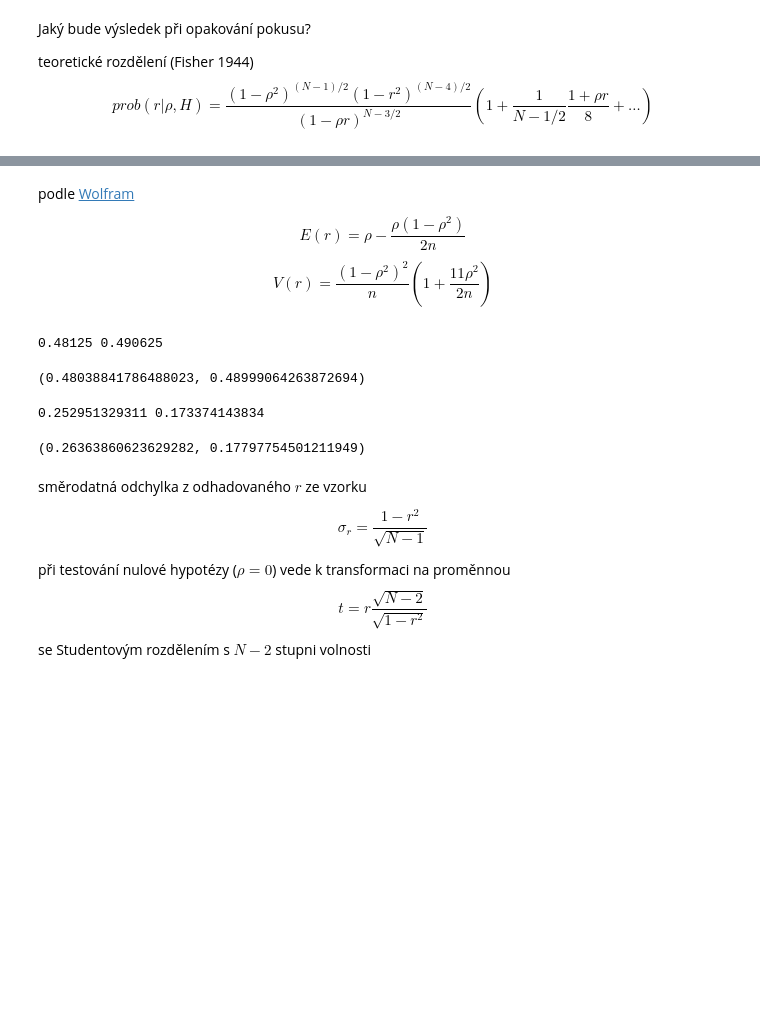
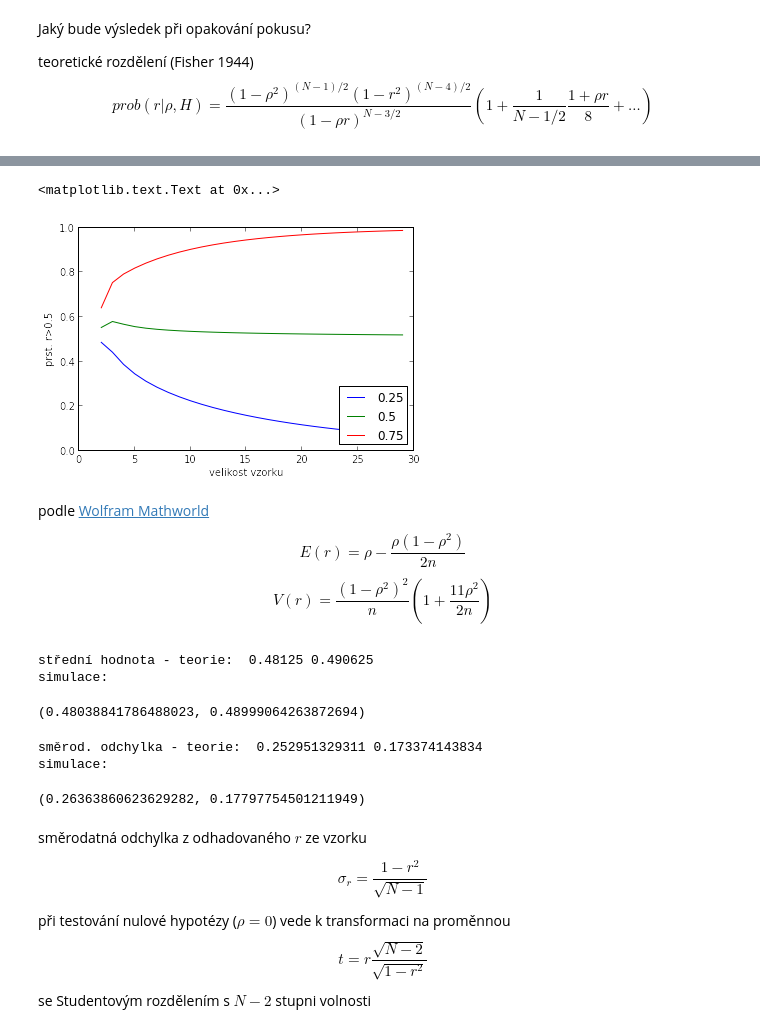
Before and after one commit to limu007/TPX, a Jupyter notebook: Korelace.ipynb, the cells around one changed output, grey strips where cells are left out. Cells and saved outputs as stored; diff of their text form; code cells hidden in the pictures; blank space fills up the shorter version.

```diff
--- a/Korelace.ipynb
+++ b/Korelace.ipynb
@@ -98,5 +116,14 @@ v1.max(),v2.max()
+# %%
+clev1=[[quad(lambda x:tefun(x,q,i),0.5,0.999)[0] for i in range(2,30)] for q in qlist]
+[plot(range(2,30),c) for c in array(clev1)/array(cnorm)]
+legend(qlist,loc=4)
+xlabel("velikost vzorku")
+ylabel("prst. r>0.5")
+# %% [output]
+<matplotlib.text.Text at 0x...>
+[figure, added]
 # %% [markdown]
-podle [Wolfram](http://mathworld.wolfram.com/CorrelationCoefficientBivariateNormalDistribution.html)
+podle [Wolfram Mathworld](http://mathworld.wolfram.com/CorrelationCoefficientBivariateNormalDistribution.html)
 
 $$E(r)=\rho - \frac{\rho(1-\rho^2)}{2n}$$
 $$V(r)=\frac{(1-\rho^2)^2}{n}(1+\frac{11 \rho^2}{2n})$$
@@ -104,18 +131,20 @@ $$V(r)=\frac{(1-\rho^2)^2}{n}(1+\frac{11 \rho^2}{2n})$$
 n1,n2=10,20
 
 rm1,rm2=0.5-0.5*(1-0.25)/(2*n1),0.5-0.5*(1-0.25)/(2*n2)
-print rm1,rm2
-
+print "střední hodnota - teorie: ",rm1,rm2
+print "simulace:"
 sum(rd*v1)/v1.sum(),sum(rd*v2)/v2.sum()
 # %% [output]
-0.48125 0.490625
+střední hodnota - teorie:  0.48125 0.490625
+simulace:
 (0.48038841786488023, 0.48999064263872694)
 # %%
-print sqrt((1-0.25)**2/n1*(1+11*0.25/2./n1)),sqrt((1-0.25)**2/n2*(1+11*0.25/2./n2))
-
+print "směrod. odchylka - teorie: ",sqrt((1-0.25)**2/n1*(1+11*0.25/2./n1)),sqrt((1-0.25)**2/n2*(1+11*0.25/2./n2))
+print "simulace:"
 sqrt(sum((rd-rm1)**2*v1)/v1.sum()),sqrt(sum((rd-rm2)**2*v2)/v2.sum())
 # %% [output]
-0.252951329311 0.173374143834
+směrod. odchylka - teorie:  0.252951329311 0.173374143834
+simulace:
 (0.26363860623629282, 0.17797754501211949)
 # %% [markdown]
 směrodatná odchylka z odhadovaného $r$ ze vzorku
```
Also changed, not shown: parts of 10 cells of this notebook, 2 other files.
